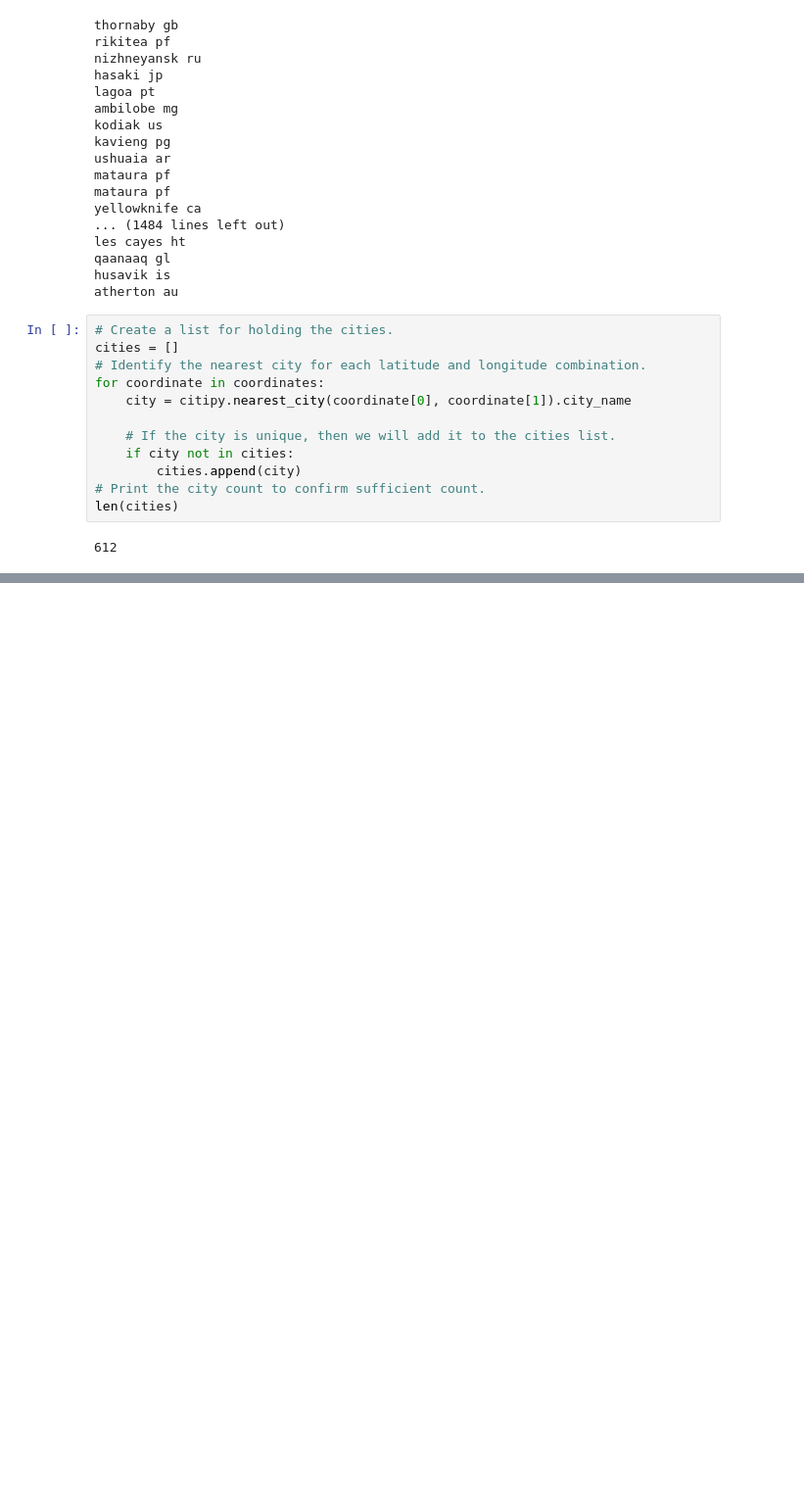
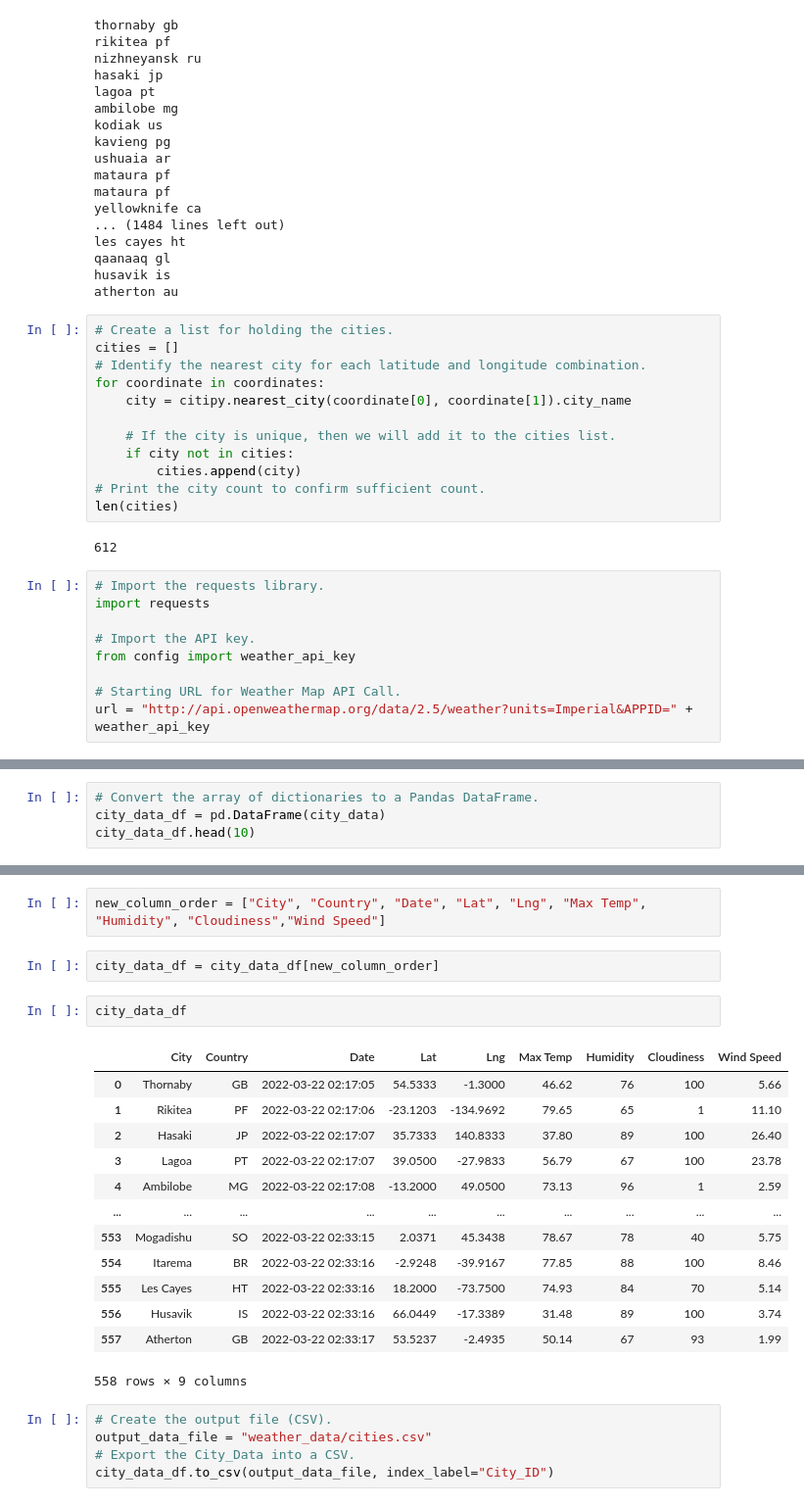
Before and after one commit to erick38f89/World_Weather_Analysis, a Jupyter notebook: WeatherPy.ipynb, the cells around one changed output, grey strips where cells are left out. Shown: that part at 98% size. Drawn from its saved outputs; the diff is of its cells as text; blank space fills up the shorter version.

```diff
--- a/WeatherPy.ipynb
+++ b/WeatherPy.ipynb
@@ -74,3 +74,12 @@ for coordinate in coordinates:
 len(cities)
 # %% [output]
 612
+# %%
+# Import the requests library.
+import requests
+
+# Import the API key.
+from config import weather_api_key
+
+# Starting URL for Weather Map API Call.
+url = "http://api.openweathermap.org/data/2.5/weather?units=Imperial&APPID=" + weather_api_key
@@ -76,0 +170,4 @@ len(cities)
+# %%
+# Convert the array of dictionaries to a Pandas DataFrame.
+city_data_df = pd.DataFrame(city_data)
+city_data_df.head(10)
@@ -76,0 +186,25 @@ len(cities)
+# %%
+new_column_order = ["City", "Country", "Date", "Lat", "Lng", "Max Temp", "Humidity", "Cloudiness","Wind Speed"]
+# %%
+city_data_df = city_data_df[new_column_order]
+# %%
+city_data_df
+# %% [output]
+|  | City | Country | Date | Lat | Lng | Max Temp | Humidity | Cloudiness | Wind Speed |
+| 0 | Thornaby | GB | 2022-03-22 02:17:05 | 54.5333 | -1.3000 | 46.62 | 76 | 100 | 5.66 |
+| 1 | Rikitea | PF | 2022-03-22 02:17:06 | -23.1203 | -134.9692 | 79.65 | 65 | 1 | 11.10 |
+| 2 | Hasaki | JP | 2022-03-22 02:17:07 | 35.7333 | 140.8333 | 37.80 | 89 | 100 | 26.40 |
+| 3 | Lagoa | PT | 2022-03-22 02:17:07 | 39.0500 | -27.9833 | 56.79 | 67 | 100 | 23.78 |
+| 4 | Ambilobe | MG | 2022-03-22 02:17:08 | -13.2000 | 49.0500 | 73.13 | 96 | 1 | 2.59 |
+| ... | ... | ... | ... | ... | ... | ... | ... | ... | ... |
+| 553 | Mogadishu | SO | 2022-03-22 02:33:15 | 2.0371 | 45.3438 | 78.67 | 78 | 40 | 5.75 |
+| 554 | Itarema | BR | 2022-03-22 02:33:16 | -2.9248 | -39.9167 | 77.85 | 88 | 100 | 8.46 |
+| 555 | Les Cayes | HT | 2022-03-22 02:33:16 | 18.2000 | -73.7500 | 74.93 | 84 | 70 | 5.14 |
+| 556 | Husavik | IS | 2022-03-22 02:33:16 | 66.0449 | -17.3389 | 31.48 | 89 | 100 | 3.74 |
+| 557 | Atherton | GB | 2022-03-22 02:33:17 | 53.5237 | -2.4935 | 50.14 | 67 | 93 | 1.99 |
+558 rows × 9 columns
+# %%
+# Create the output file (CSV).
+output_data_file = "weather_data/cities.csv"
+# Export the City_Data into a CSV.
+city_data_df.to_csv(output_data_file, index_label="City_ID")
```
Also changed, not shown: parts of 3 cells of this notebook, 2 other files.
